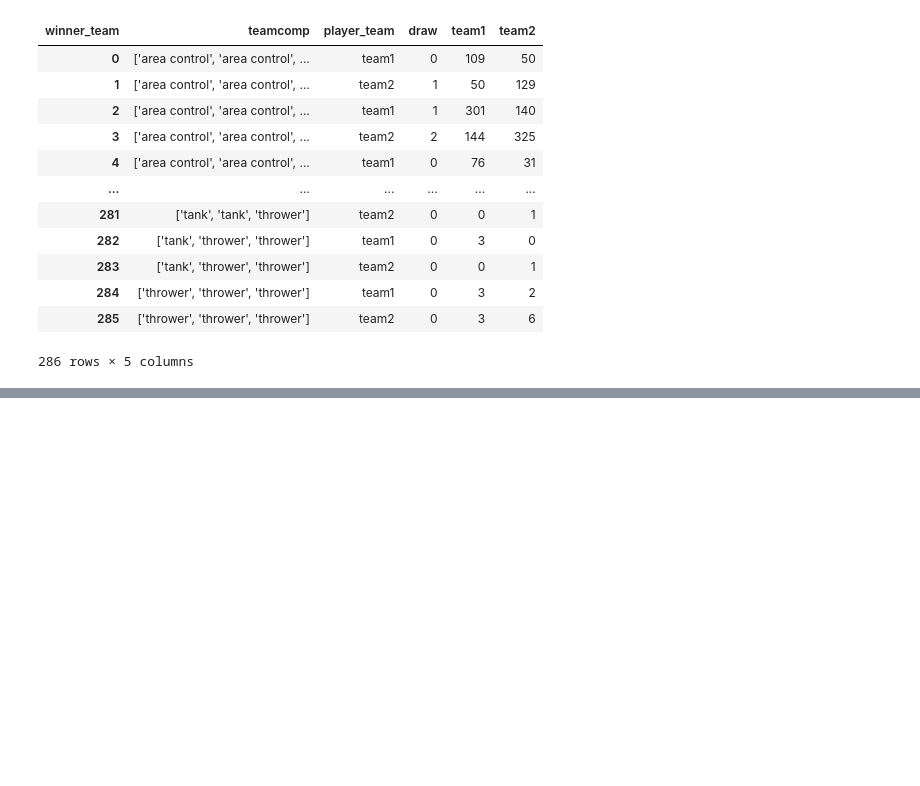
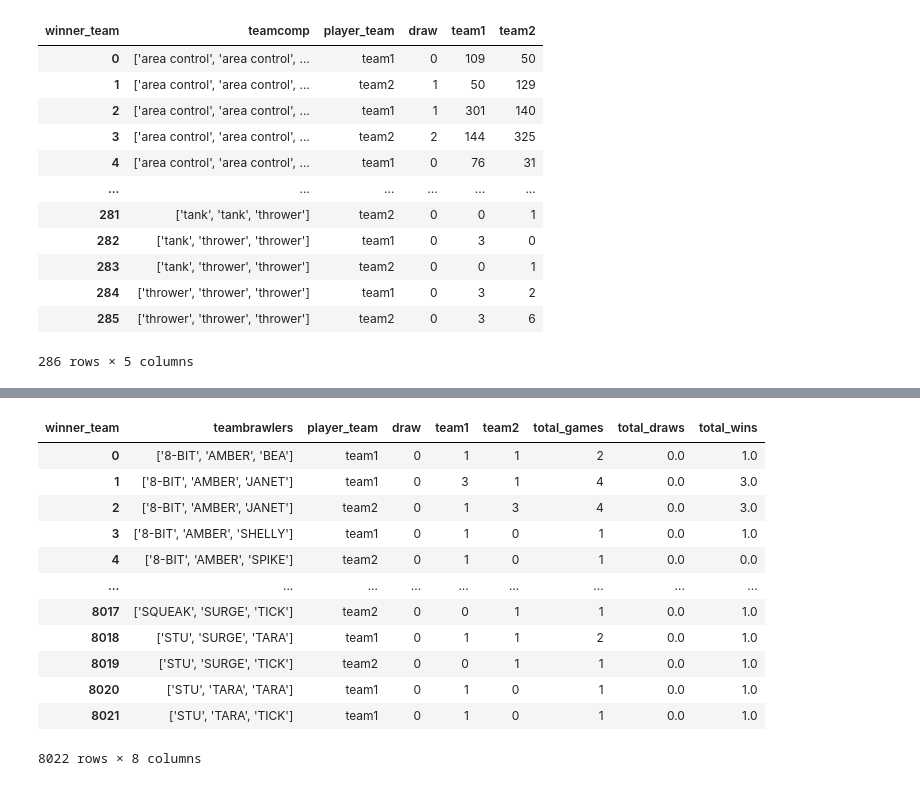
Before and after one commit to aquinteros/BrawlStars_Analytics, a Jupyter notebook: brawlstars_ml_model.ipynb, the cells around one changed output, grey strips where cells are left out. Saved outputs shown, nothing was run; the diff lists cells and outputs as text; code cells hidden in the pictures; blank space fills up the shorter version.

```diff
--- a/brawlstars_ml_model.ipynb
+++ b/brawlstars_ml_model.ipynb
@@ -640,0 +669,28 @@ for i in range(len(pivotTeamComp)):
+# %%
+#agregar columna totales, win y draw a brawlers
+pivotBrawlerComp['total_games'] = pivotBrawlerComp['draw'] + pivotBrawlerComp['team1'] + pivotBrawlerComp['team2']
+
+for i in range(len(pivotBrawlerComp)):
+	pivotBrawlerComp.loc[i, 'total_draws'] = pivotBrawlerComp.loc[i, 'draw']
+	if pivotBrawlerComp.loc[i, 'player_team'] == 'team1':
+		pivotBrawlerComp.loc[i, 'total_wins'] = pivotBrawlerComp.loc[i, 'team1']
+	elif pivotBrawlerComp.loc[i, 'player_team'] == 'team2':
+		pivotBrawlerComp.loc[i, 'total_wins'] = pivotBrawlerComp.loc[i, 'team2']
+	else:
+		print("error en el procedimiento")
+
+pivotBrawlerComp
+# %% [output]
+| winner_team | teambrawlers | player_team | draw | team1 | team2 | total_games | total_draws | total_wins |
+| 0 | ['8-BIT', 'AMBER', 'BEA'] | team1 | 0 | 1 | 1 | 2 | 0.0 | 1.0 |
+| 1 | ['8-BIT', 'AMBER', 'JANET'] | team1 | 0 | 3 | 1 | 4 | 0.0 | 3.0 |
+| 2 | ['8-BIT', 'AMBER', 'JANET'] | team2 | 0 | 1 | 3 | 4 | 0.0 | 3.0 |
+| 3 | ['8-BIT', 'AMBER', 'SHELLY'] | team1 | 0 | 1 | 0 | 1 | 0.0 | 1.0 |
+| 4 | ['8-BIT', 'AMBER', 'SPIKE'] | team2 | 0 | 1 | 0 | 1 | 0.0 | 0.0 |
+| ... | ... | ... | ... | ... | ... | ... | ... | ... |
+| 8017 | ['SQUEAK', 'SURGE', 'TICK'] | team2 | 0 | 0 | 1 | 1 | 0.0 | 1.0 |
+| 8018 | ['STU', 'SURGE', 'TARA'] | team1 | 0 | 1 | 1 | 2 | 0.0 | 1.0 |
+| 8019 | ['STU', 'SURGE', 'TICK'] | team2 | 0 | 0 | 1 | 1 | 0.0 | 1.0 |
+| 8020 | ['STU', 'TARA', 'TARA'] | team1 | 0 | 1 | 0 | 1 | 0.0 | 1.0 |
+| 8021 | ['STU', 'TARA', 'TICK'] | team1 | 0 | 1 | 0 | 1 | 0.0 | 1.0 |
+8022 rows × 8 columns
```
Also changed, not shown: parts of 21 cells of this notebook, 1 other file.
